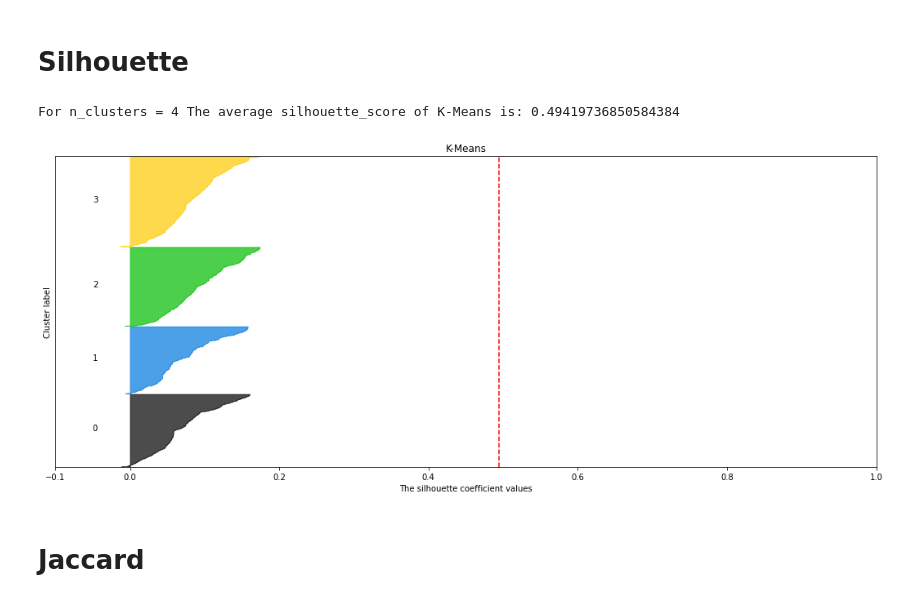
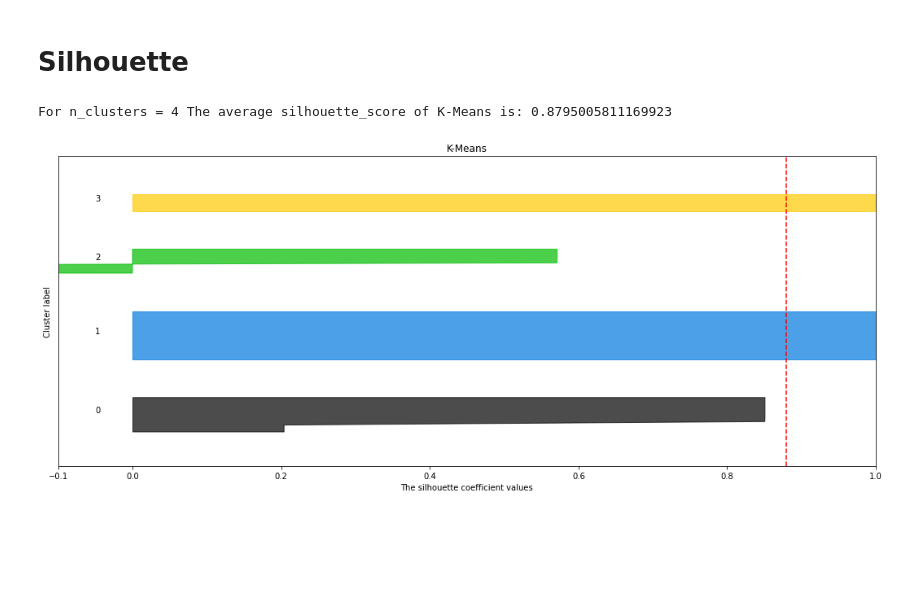
Before and after one commit to Bato007/LAB04-SDS, a Jupyter notebook: main.ipynb, the cells around one changed output. Saved outputs shown, nothing was run; the diff lists cells and outputs as text; code cells hidden in the pictures; blank space fills up the shorter version.

```diff
--- a/main.ipynb
+++ b/main.ipynb
@@ -138,0 +141,3 @@ for var in data.columns:
+# %%
+final_data = pd.concat([numeric_data, df_bvf, df_bvdll], axis=1)
+final_data.head()
@@ -144,4 +154,4 @@ columns = ["dll", "functions"]
 # %%
-X_scale=sklearn.preprocessing.scale(quantitative_df)
+X_scale = sklearn.preprocessing.scale(final_data)
 pyclustertend.hopkins(X_scale, len(X_scale))
 # %% [output]
@@ -153,7 +163,7 @@ pyclustertend.vat(quantitative_df[:70])
 # %% [markdown]
 # Grafica codo
 # %%
-numeroClusters = range(1,6)
+numeroClusters = range(1,11)
 
 wcss = []
 # Obtenemos 10 posibles clusters
@@ -208,0 +200,8 @@ data['Cluster'] = kmeans_result
+# %%
+kmeans_cluster = KMeans(n_clusters=number_clusters, max_iter=200)
+kmeans_cluster.fit(X_scale)
+kmeans_result = kmeans_cluster.predict(X_scale)
+
+pca = PCA(n_components=2, random_state=42)
+pca_vecs = pca.fit_transform(X_scale)
+centroids = pca.fit_transform(kmeans_cluster.cluster_centers_)
@@ -228,7 +246,7 @@ def make_silhouette(clusterer, n_clusters, label):
         silhouette_avg,
     )
 
-    sample_silhouette_values = silhouette_samples(quantitative_df, cluster_labels)
+    sample_silhouette_values = silhouette_samples(final_data, cluster_labels)
 
     y_lower = 10
     for i in range(n_clusters):
@@ -238,34 +256,32 @@ def make_silhouette(clusterer, n_clusters, label):
 
         size_cluster_i = ith_cluster_silhouette_values.shape[0]
         y_upper = y_lower + size_cluster_i
 
         color = cm.nipy_spectral(float(i) / n_clusters)
         ax.fill_betweenx(
             np.arange(y_lower, y_upper),
             0,
             ith_cluster_silhouette_values,
             facecolor=color,
             edgecolor=color,
             alpha=0.7,
         )
 
         ax.text(-0.05, y_lower + 0.5 * size_cluster_i, str(i))
 
         y_lower = y_upper + 10  # 10 for the 0 samples
 
     ax.set_title(label)
     ax.set_xlabel("The silhouette coefficient values")
     ax.set_ylabel("Cluster label")
 
     ax.axvline(x=silhouette_avg, color="red", linestyle="--")
 
     ax.set_yticks([])
     ax.set_xticks([-0.1, 0, 0.2, 0.4, 0.6, 0.8, 1])
 
 make_silhouette(kmeans_cluster, number_clusters, 'K-Means')
 plt.show()
 # %% [output]
-For n_clusters = 4 The average silhouette_score of K-Means is: 0.49419736850584384
+For n_clusters = 4 The average silhouette_score of K-Means is: 0.8795005811169923
-[figure, old version]
+[figure, new version]
-# %% [markdown]
-# Jaccard
```
Also changed, not shown: parts of 25 cells of this notebook, 2 other files.
